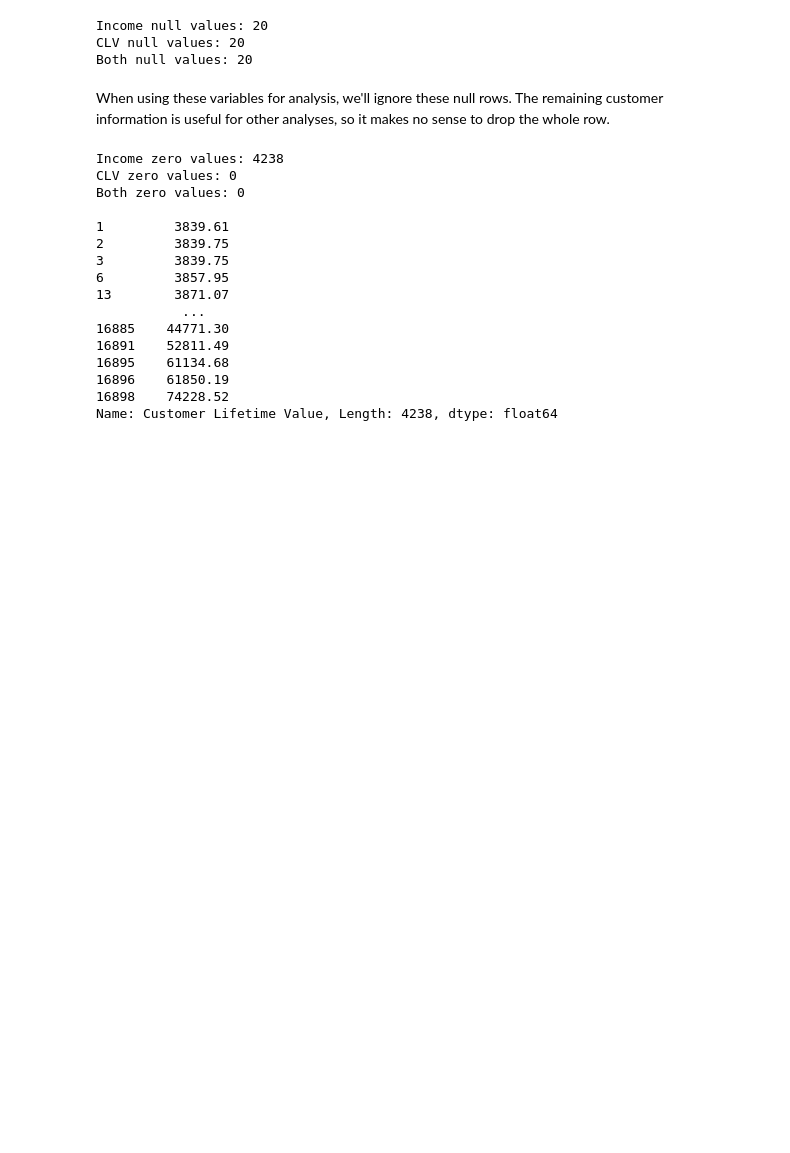
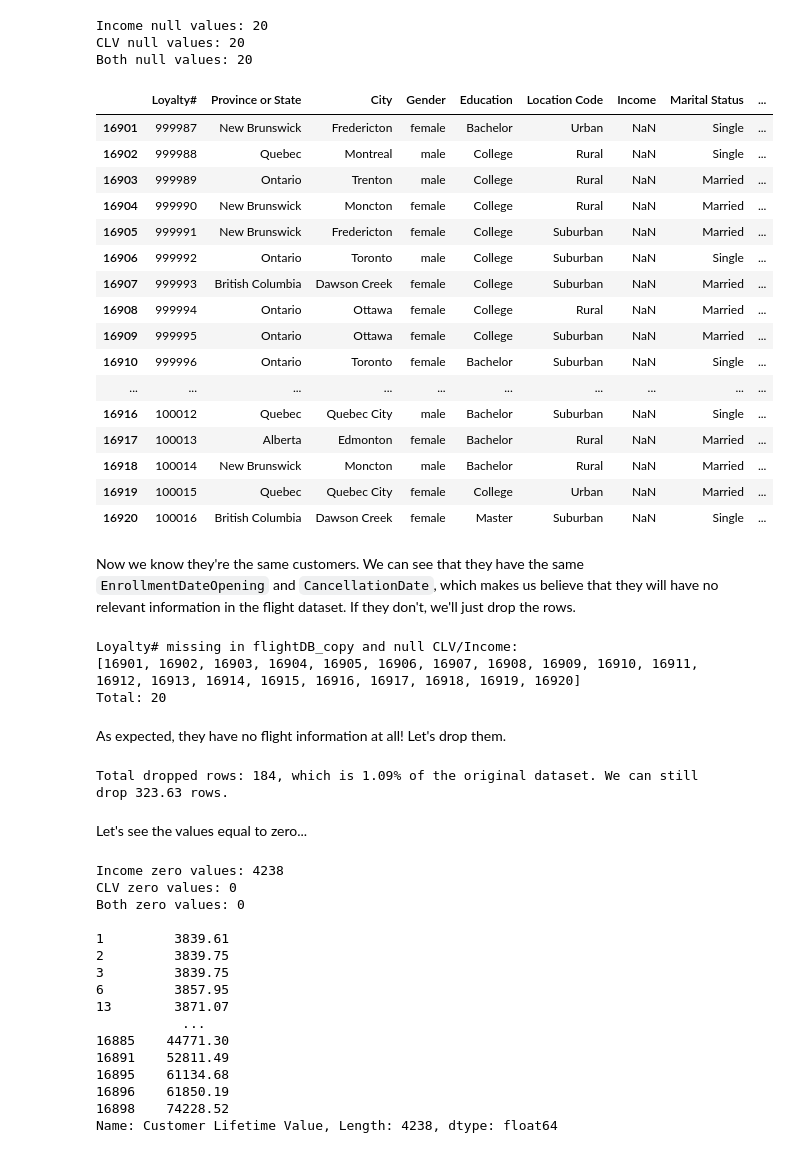
Before and after one commit to lCarvas/data-mining, a Jupyter notebook: src/Group94_EDA_Code.ipynb, the cells around one changed output. Cells and saved outputs as stored; diff of their text form; code cells hidden in the pictures; blank space fills up the shorter version.

```diff
--- a/src/Group94_EDA_Code.ipynb
+++ b/src/Group94_EDA_Code.ipynb
@@ -360,8 +361,55 @@ print(f"Income null values: {len(income_null)}\nCLV null values: {len(clv_null)}
 Income null values: 20
 CLV null values: 20
 Both null values: 20
+# %%
+# seeing these customers in customerDB_copy
+customerDB_copy.loc[income_clv_null.index]
+# %% [output]
+|  | Loyalty# | Province or State | City | Gender | Education | Location Code | Income | Marital Status | ... |
+| 16901 | 999987 | New Brunswick | Fredericton | female | Bachelor | Urban | NaN | Single | ... |
+| 16902 | 999988 | Quebec | Montreal | male | College | Rural | NaN | Single | ... |
+| 16903 | 999989 | Ontario | Trenton | male | College | Rural | NaN | Married | ... |
+| 16904 | 999990 | New Brunswick | Moncton | female | College | Rural | NaN | Married | ... |
+| 16905 | 999991 | New Brunswick | Fredericton | female | College | Suburban | NaN | Married | ... |
+| 16906 | 999992 | Ontario | Toronto | male | College | Suburban | NaN | Single | ... |
+| 16907 | 999993 | British Columbia | Dawson Creek | female | College | Suburban | NaN | Married | ... |
+| 16908 | 999994 | Ontario | Ottawa | female | College | Rural | NaN | Married | ... |
+| 16909 | 999995 | Ontario | Ottawa | female | College | Suburban | NaN | Married | ... |
+| 16910 | 999996 | Ontario | Toronto | female | Bachelor | Suburban | NaN | Single | ... |
+| ... | ... | ... | ... | ... | ... | ... | ... | ... | ... |
+| 16916 | 100012 | Quebec | Quebec City | male | Bachelor | Suburban | NaN | Single | ... |
+| 16917 | 100013 | Alberta | Edmonton | female | Bachelor | Rural | NaN | Married | ... |
+| 16918 | 100014 | New Brunswick | Moncton | male | Bachelor | Rural | NaN | Married | ... |
+| 16919 | 100015 | Quebec | Quebec City | female | College | Urban | NaN | Married | ... |
+| 16920 | 100016 | British Columbia | Dawson Creek | female | Master | Suburban | NaN | Single | ... |
+# %% [markdown]
+Now we know they're the same customers. We can see that they have the same `EnrollmentDateOpening` and `CancellationDate`, which makes us believe that they will have no relevant information in the flight dataset. If they don't, we'll just drop the rows.
+# %%
+# seeing if there are any Loyalty# in customerDB_copy that are not in flightDB_copy
+missing_loyalty = customerDB_copy.index.difference(flightDB_copy['Loyalty#'].unique())
+# seeing if they're the ones with null values in Customer Lifetime Value
+clv_null_loyalty = customerDB_copy[customerDB_copy['Customer Lifetime Value'].isnull()].index
+meets = []
+for index in missing_loyalty:
+    if index in clv_null_loyalty:
+        meets.append(index)
+print(f'Loyalty# missing in flightDB_copy and null CLV/Income: \n{meets}\nTotal: {len(meets)}')
+# %% [output]
+Loyalty# missing in flightDB_copy and null CLV/Income:
+[16901, 16902, 16903, 16904, 16905, 16906, 16907, 16908, 16909, 16910, 16911, 16912, 16913, 16914, 16915, 16916, 16917, 16918, 16919, 16920]
+Total: 20
+# %% [markdown]
+As expected, they have no flight information at all! Let's drop them.
+# %%
+customerDB_copy.drop(index=meets, inplace=True)
+customer_dropped_rows += len(meets)
+customer_dropped_percentage = customer_dropped_rows / customer_original_rows * 100
+customer_available_to_drop -= len(meets)
+print(f"Total dropped rows: {customer_dropped_rows}, which is {customer_dropped_percentage:.2f}% of the original dataset. We can still drop {customer_available_to_drop} rows.")
+# %% [output]
+Total dropped rows: 184, which is 1.09% of the original dataset. We can still drop 323.63 rows.
 # %% [markdown]
-When using these variables for analysis, we'll ignore these null rows. The remaining customer information is useful for other analyses, so it makes no sense to drop the whole row.
+Let's see the values equal to zero...
 # %%
 income_zero = customerDB_copy[customerDB_copy['Income'] == 0]
 clv_zero = customerDB_copy[customerDB_copy['Customer Lifetime Value'] == 0]
```
Also changed, not shown: parts of 19 cells of this notebook.
